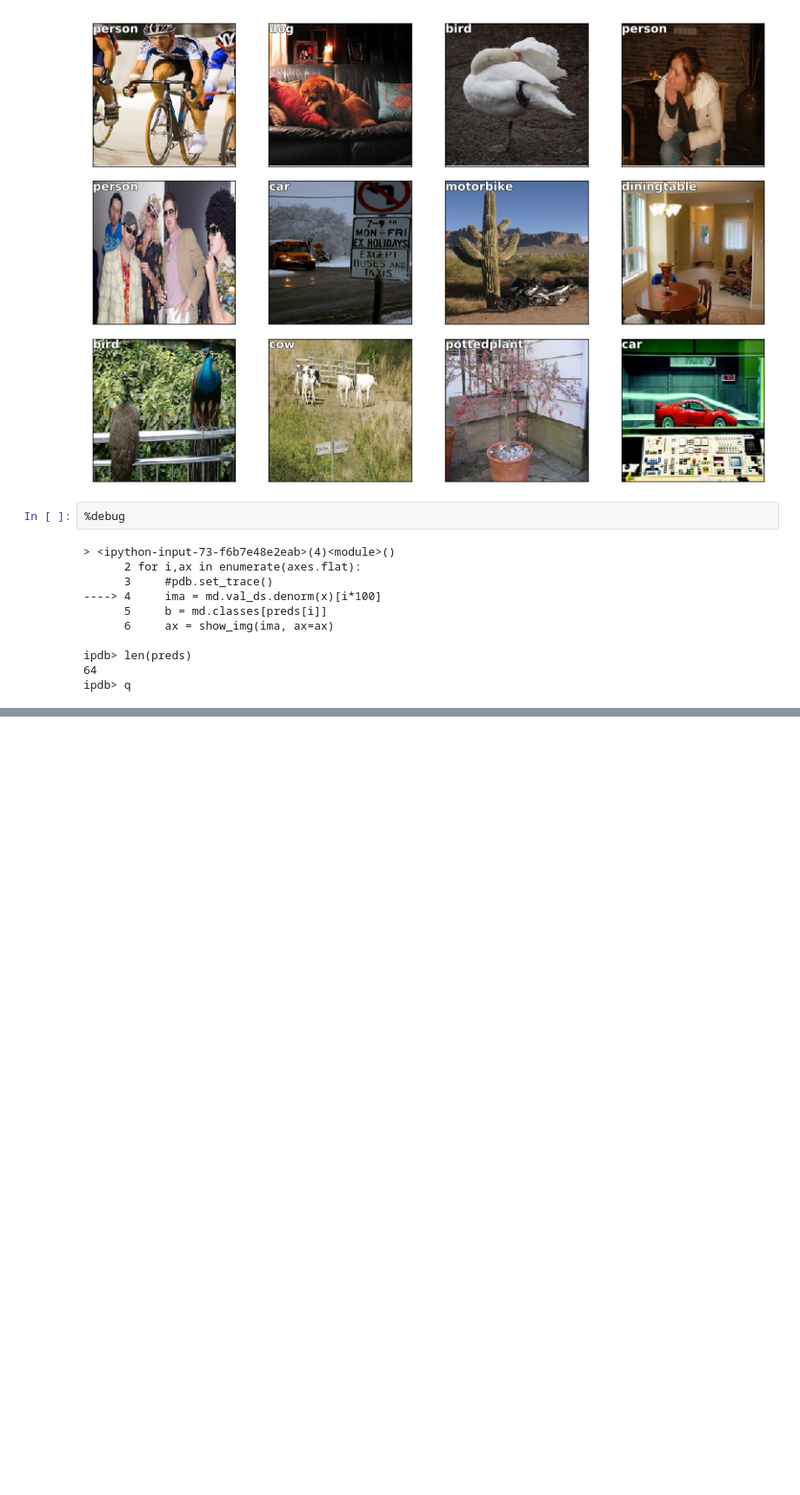
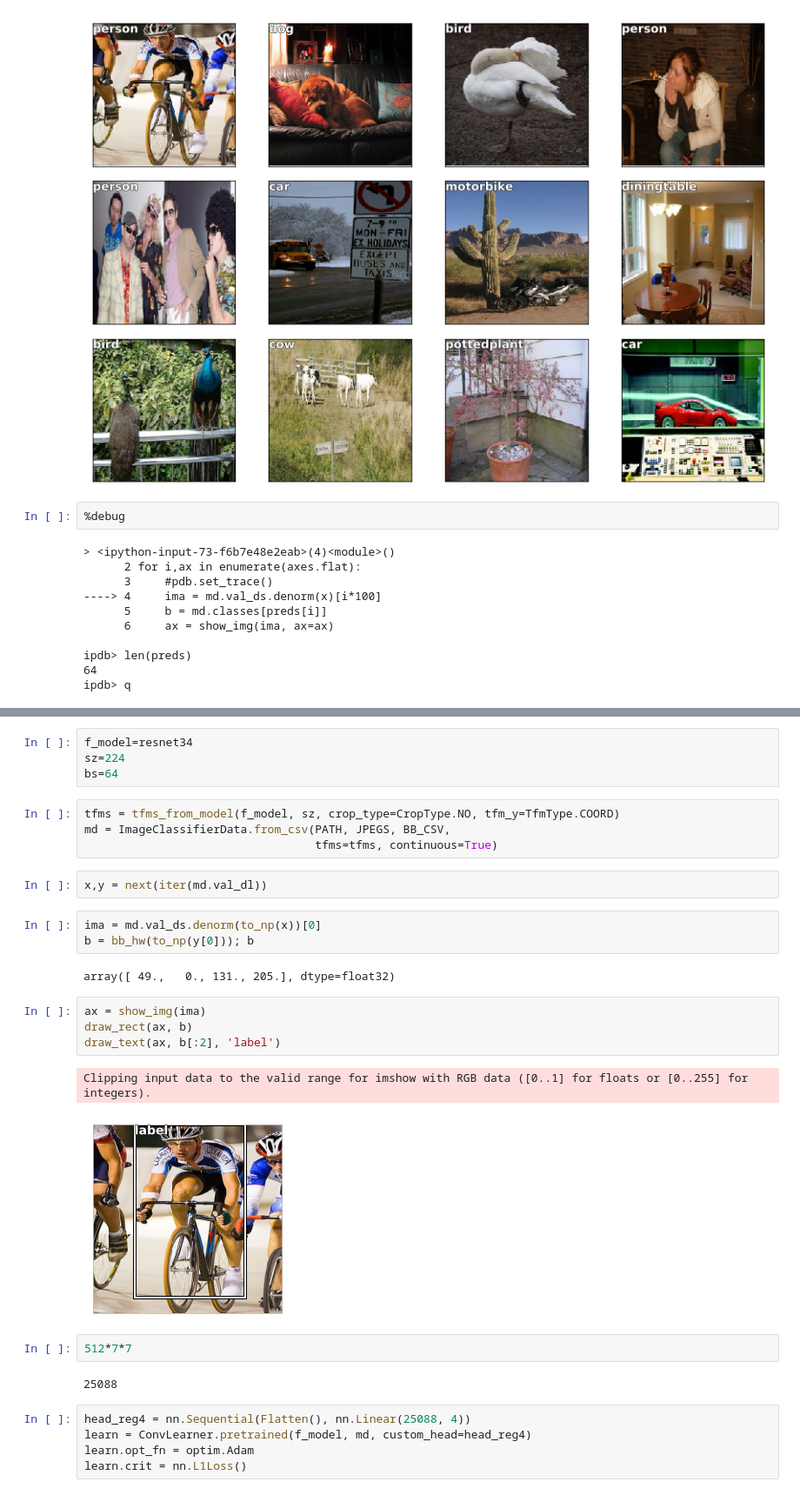
Before and after one commit to evgenysushko/fastai_course, a Jupyter notebook: dl2/my-pascal.ipynb, the cells around one changed output, grey strips where cells are left out. Shown at 87% size. Drawn from its saved outputs; the diff is of its cells as text; blank space fills up the shorter version.

```diff
--- a/dl2/my-pascal.ipynb
+++ b/dl2/my-pascal.ipynb
@@ -405,0 +421,31 @@ ipdb> q
+# %%
+f_model=resnet34
+sz=224
+bs=64
+# %%
+tfms = tfms_from_model(f_model, sz, crop_type=CropType.NO, tfm_y=TfmType.COORD)
+md = ImageClassifierData.from_csv(PATH, JPEGS, BB_CSV,
+                                  tfms=tfms, continuous=True)
+# %%
+x,y = next(iter(md.val_dl))
+# %%
+ima = md.val_ds.denorm(to_np(x))[0]
+b = bb_hw(to_np(y[0])); b
+# %% [output]
+array([ 49.,   0., 131., 205.], dtype=float32)
+# %%
+ax = show_img(ima)
+draw_rect(ax, b)
+draw_text(ax, b[:2], 'label')
+# %% [output]
+Clipping input data to the valid range for imshow with RGB data ([0..1] for floats or [0..255] for integers).
+[figure, added]
+# %%
+512*7*7
+# %% [output]
+25088
+# %%
+head_reg4 = nn.Sequential(Flatten(), nn.Linear(25088, 4))
+learn = ConvLearner.pretrained(f_model, md, custom_head=head_reg4)
+learn.opt_fn = optim.Adam
+learn.crit = nn.L1Loss()
```
Also changed, not shown: parts of 24 cells of this notebook.
